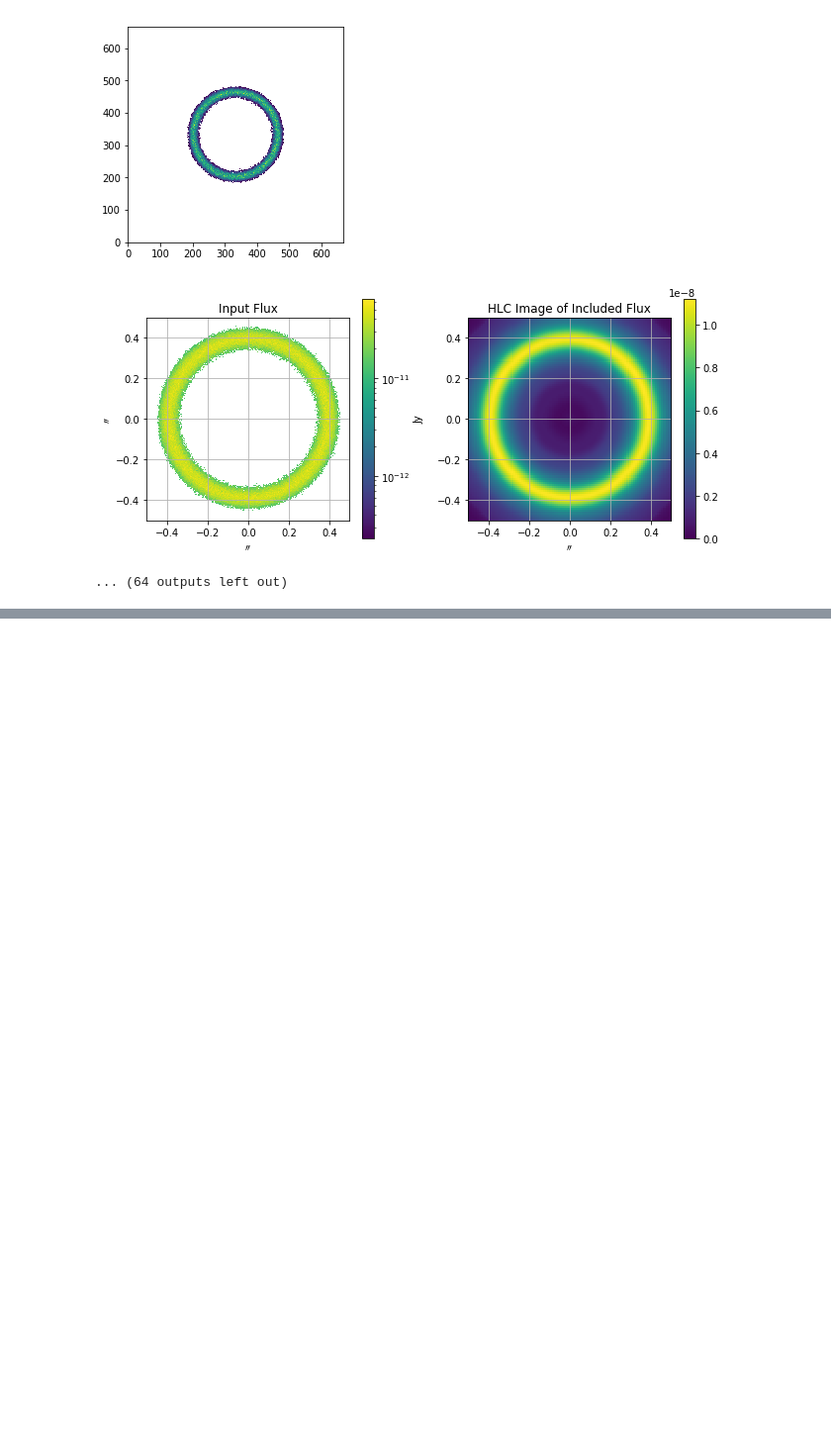
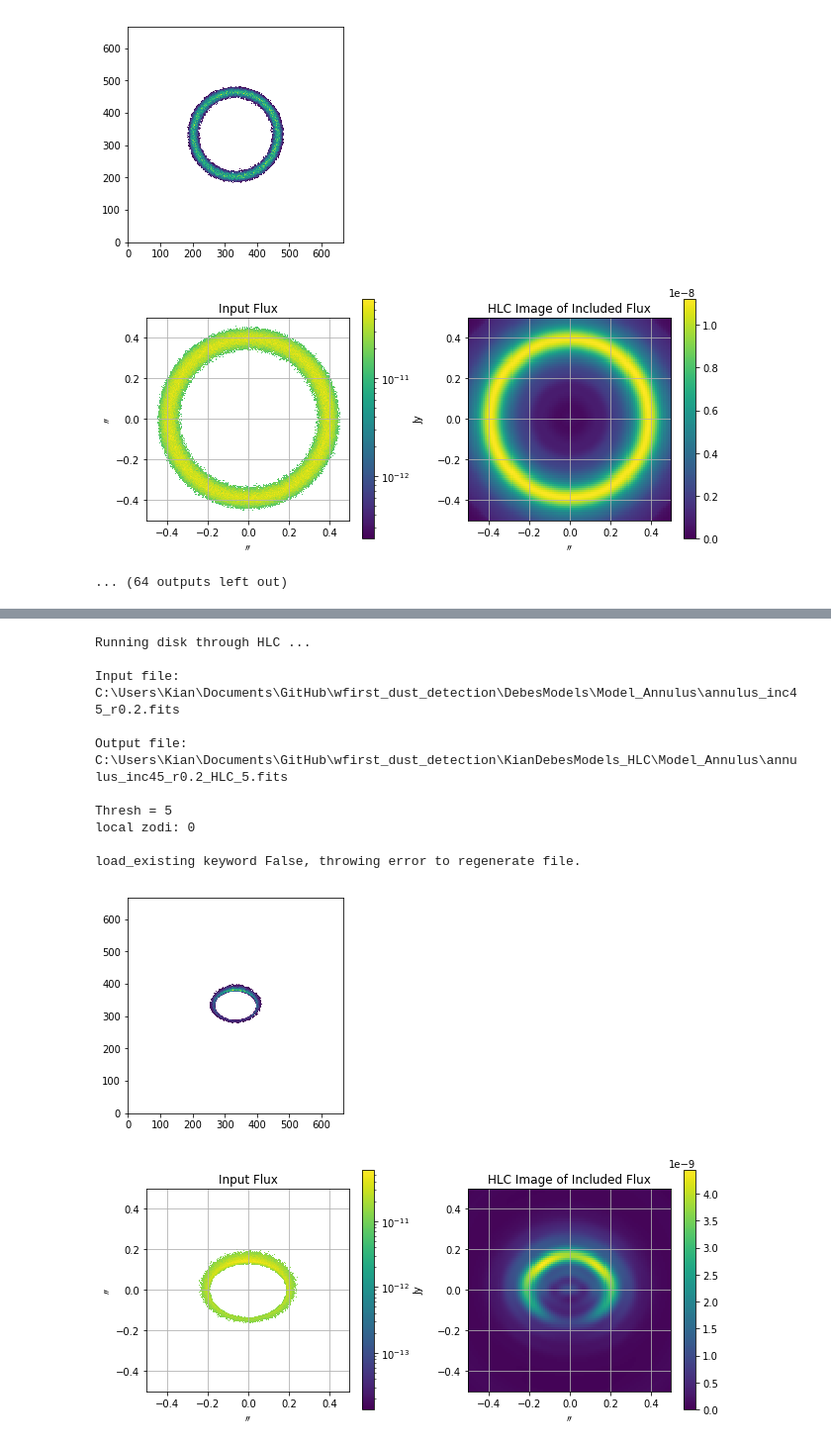
Before and after one commit to kian1377/kians_wfirst_dust_detection, a Jupyter notebook: ProcessInputScenes_CGI_HLC.ipynb, the cells around one changed output, grey strips where cells are left out. Shown at 99% size. Drawn from its saved outputs; the diff is of its cells as text; code cells hidden in the pictures; blank space fills up the shorter version.

```diff
--- a/ProcessInputScenes_CGI_HLC.ipynb
+++ b/ProcessInputScenes_CGI_HLC.ipynb
@@ -847,0 +875,27 @@ print(str(5) + "\n")
+# %%
+reload(disk_processing)
+
+fitsfile = dmodels_A_inc45[1]
+
+im,zodi,outfits = disk_processing.disk_through_hlc(fitsfile,
+                                                       my_interpolating_function,
+                                                       xmas,
+                                                       HLC_plate_scale_AS,
+                                                       n = 128,
+                                                       thresh=5,
+                                                       display=True)
+# %% [output]
+Running disk through HLC ...
+
+Input file:
+C:\Users\Kian\Documents\GitHub\wfirst_dust_detection\DebesModels\Model_Annulus\annulus_inc45_r0.2.fits
+
+Output file:
+C:\Users\Kian\Documents\GitHub\wfirst_dust_detection\KianDebesModels_HLC\Model_Annulus\annulus_inc45_r0.2_HLC_5.fits
+
+Thresh = 5
+local zodi: 0
+
+load_existing keyword False, throwing error to regenerate file.
+[figure, added]
+[figure, added]
```
Also changed, not shown: parts of 6 cells of this notebook, 1 other file.
